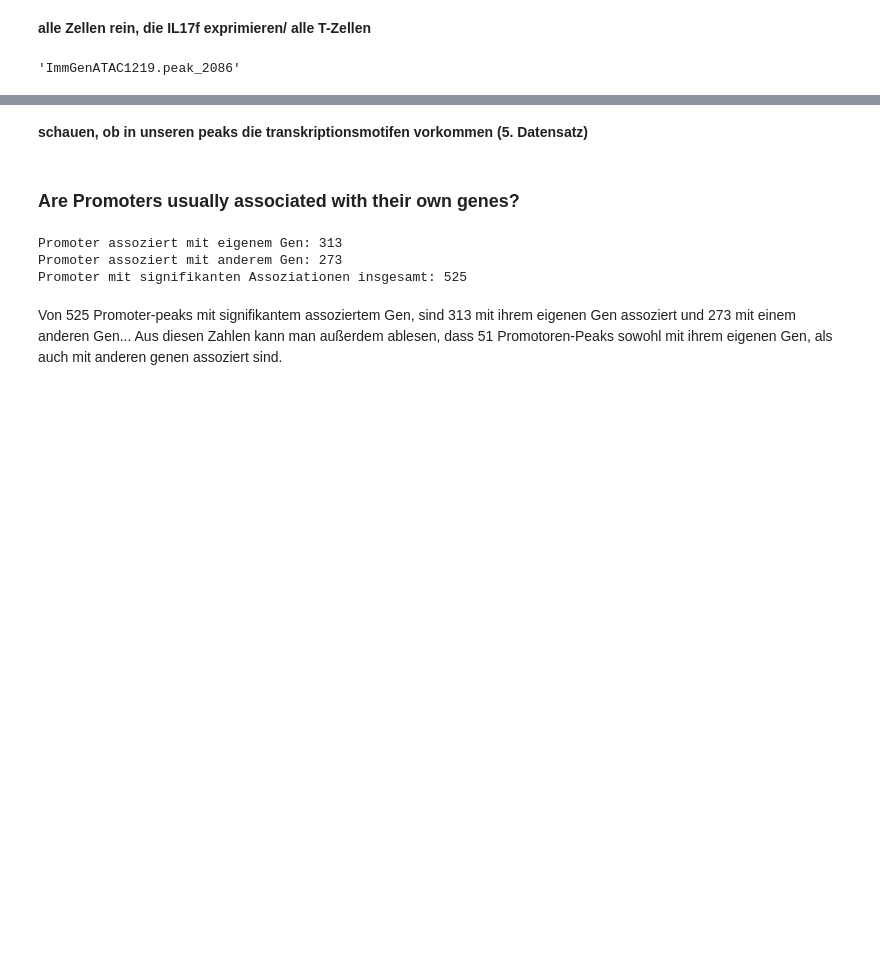
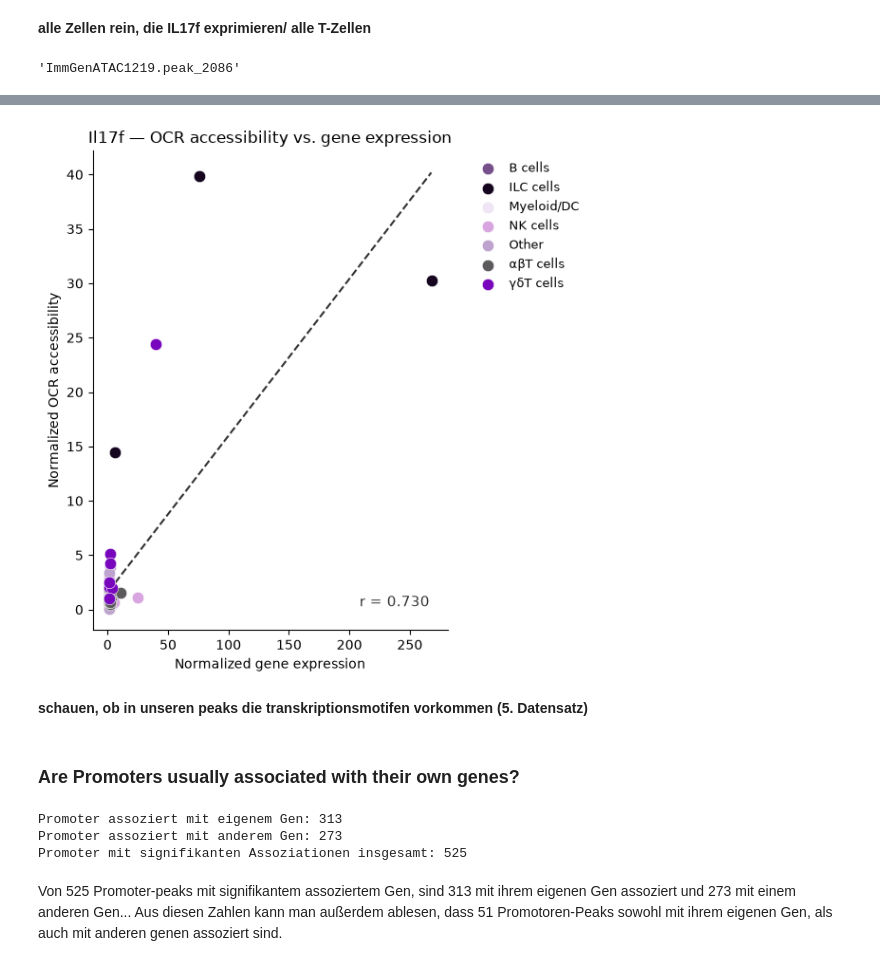
Before and after one commit to datascience-mobi-2026/topic04_team03, a Jupyter notebook: Jupyter_Lotta copy.ipynb, the cells around one changed output, grey strips where cells are left out. Saved outputs shown, nothing was run; the diff lists cells and outputs as text; code cells hidden in the pictures; blank space fills up the shorter version.

```diff
--- a/Jupyter_Lotta copy.ipynb
+++ b/Jupyter_Lotta copy.ipynb
@@ -1015,3 +1136,65 @@ peak_name
+# %%
+# Zelltyp-Kategorien definieren
+def get_cell_category(col):
+    if 'Tgd' in col:
+        return 'γδT cells'
+    elif 'ILC' in col:
+        return 'ILC cells'
+    elif col.startswith('T.') or col.startswith('T8') or col.startswith('Treg') or 'preT' in col:
+        return 'αβT cells'
+    elif col.startswith('B.') or col.startswith('proB') or col.startswith('preB'):
+        return 'B cells'
+    elif col.startswith('NK'):
+        return 'NK cells'
+    elif col.startswith('MF') or col.startswith('Mo') or col.startswith('DC') or col.startswith('GN'):
+        return 'Myeloid/DC'
+    else:
+        return 'Other'
+
+# Farben pro Kategorie
+color_map = {
+    'γδT cells':  "#7706BD",
+    'ILC cells':  "#15051F",
+    'αβT cells':  "#5D5A5E",
+    'B cells':    "#75508B",
+    'NK cells':   "#D9A5E0",
+    'Myeloid/DC':"#EFE5F5",
+    'Other':      "#BDA3CE"
+}
+
+# DataFrame für Plot erstellen
+plot_df = pd.DataFrame({
+    'rna':      rna_vec,
+    'atac':     atac_vec,
+    'celltype': [get_cell_category(c) for c in signal_cols_all]
+})
+
+# Plot
+fig, ax = plt.subplots(figsize=(6, 6))
+
+for cat, group in plot_df.groupby('celltype'):
+    ax.scatter(group['rna'], group['atac'],
+               color=color_map[cat], label=cat,
+               edgecolors='white', linewidths=0.4,
+               s=80, zorder=3)
+
+# Regressionslinie
+m, b = np.polyfit(rna_vec, atac_vec, 1)
+x_line = np.linspace(rna_vec.min(), rna_vec.max(), 100)
+ax.plot(x_line, m * x_line + b, color='#333333', linewidth=1.5, linestyle='--')
+
+ax.set_xlabel("Normalized gene expression")
+ax.set_ylabel("Normalized OCR accessibility")
+ax.set_title("Il17f — OCR accessibility vs. gene expression")
+ax.text(0.95, 0.05, f"r = {r_val:.3f}", transform=ax.transAxes,
+        ha='right', fontsize=11, color='#333333')
+ax.legend(bbox_to_anchor=(1.05, 1), loc='upper left', frameon=False, fontsize=9)
+ax.spines['top'].set_visible(False)
+ax.spines['right'].set_visible(False)
+plt.tight_layout()
+plt.show()
+# %% [output]
+[figure, added]
 # %% [markdown]
 <b> schauen, ob in unseren peaks die transkriptionsmotifen vorkommen (5. Datensatz)
 # %% [markdown]
```
Also changed, not shown: parts of 15 cells of this notebook.
